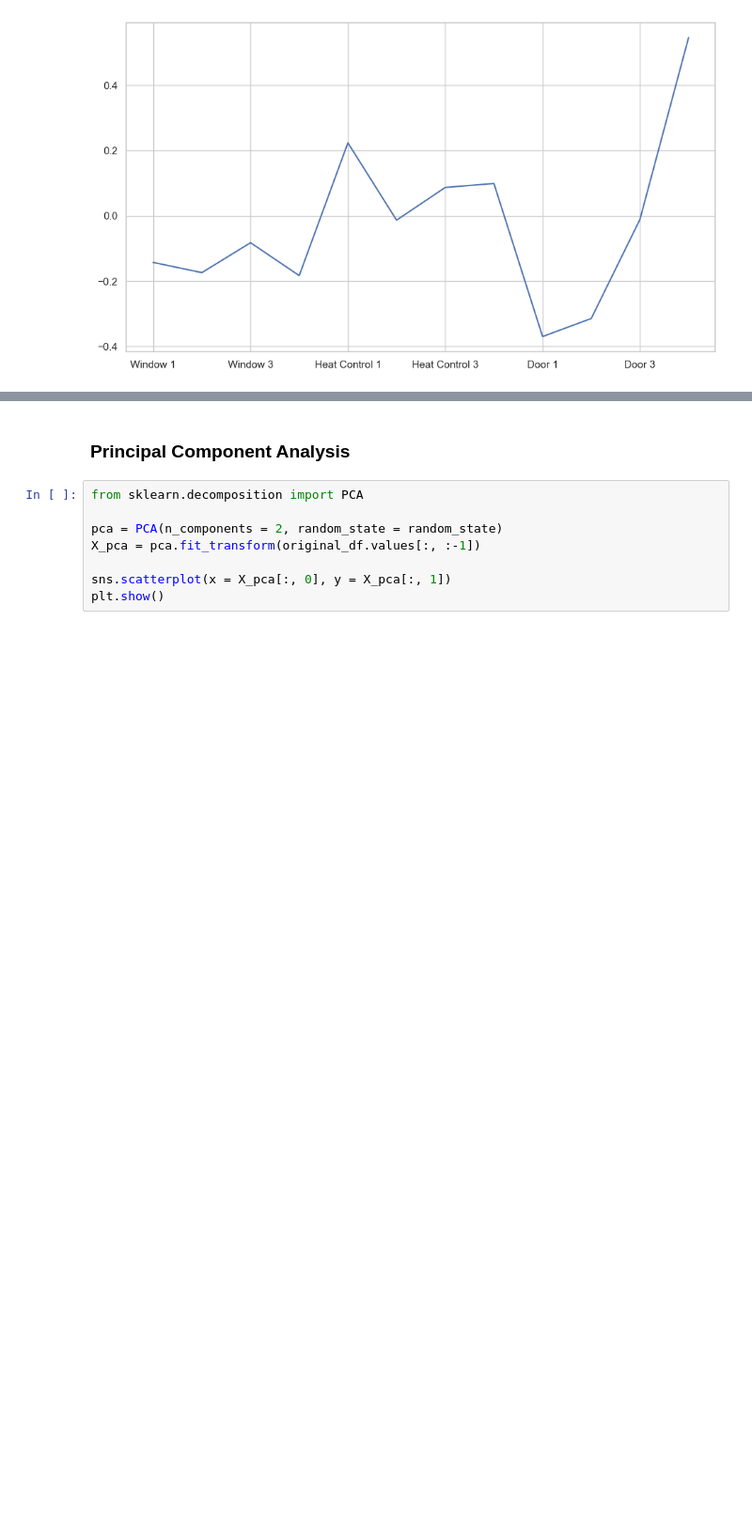
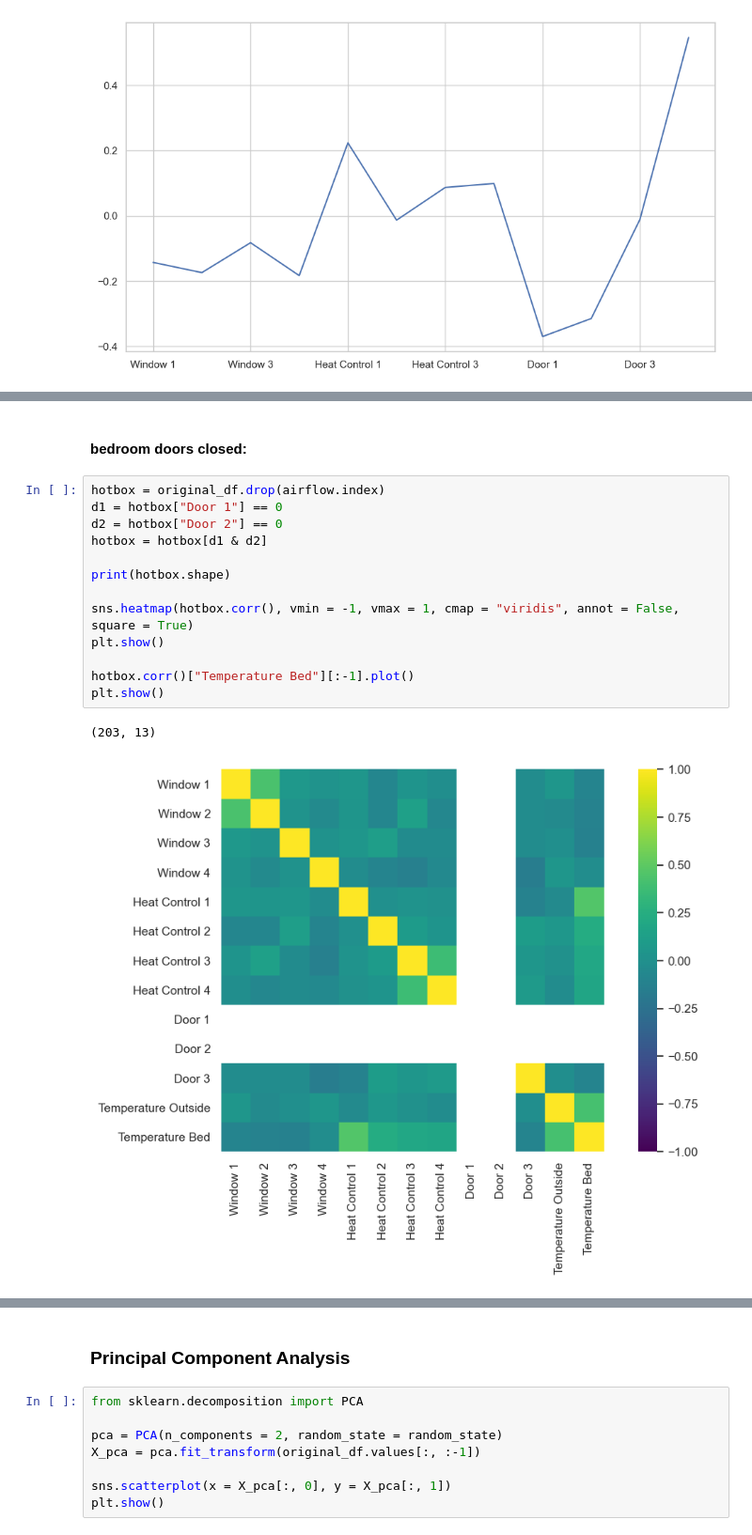
Before and after one commit to maxstollmayer/ML-Challenges, a Jupyter notebook: Challenge-2/Challenge-2-Notebook.ipynb, the cells around one changed output, grey strips where cells are left out. Shown: that part at 94% size. Drawn from its saved outputs; the diff is of its cells as text; blank space fills up the shorter version.

```diff
--- a/Challenge-2/Challenge-2-Notebook.ipynb
+++ b/Challenge-2/Challenge-2-Notebook.ipynb
@@ -81,0 +124,18 @@ plt.show()
+# %% [markdown]
+#### bedroom doors closed:
+# %%
+hotbox = original_df.drop(airflow.index)
+d1 = hotbox["Door 1"] == 0
+d2 = hotbox["Door 2"] == 0
+hotbox = hotbox[d1 & d2]
+
+print(hotbox.shape)
+
+sns.heatmap(hotbox.corr(), vmin = -1, vmax = 1, cmap = "viridis", annot = False, square = True)
+plt.show()
+
+hotbox.corr()["Temperature Bed"][:-1].plot()
+plt.show()
+# %% [output]
+(203, 13)
+[figure, added]
```
Also changed, not shown: parts of 19 cells of this notebook.
